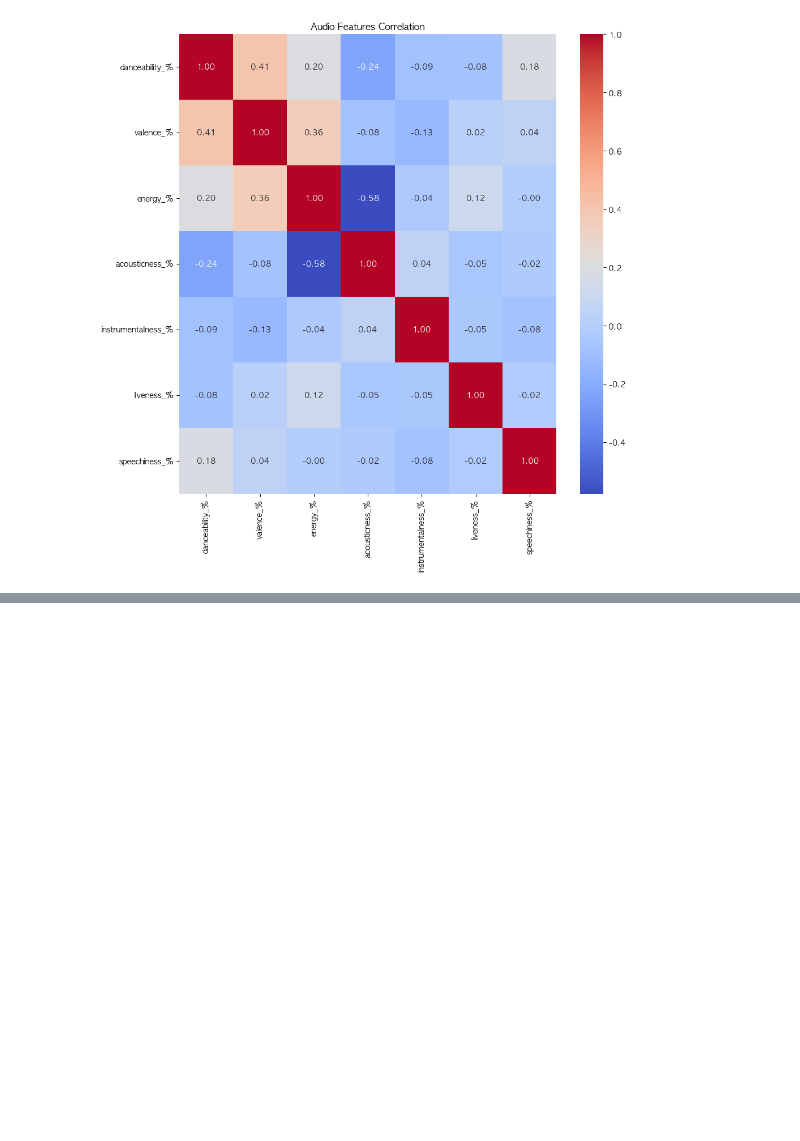
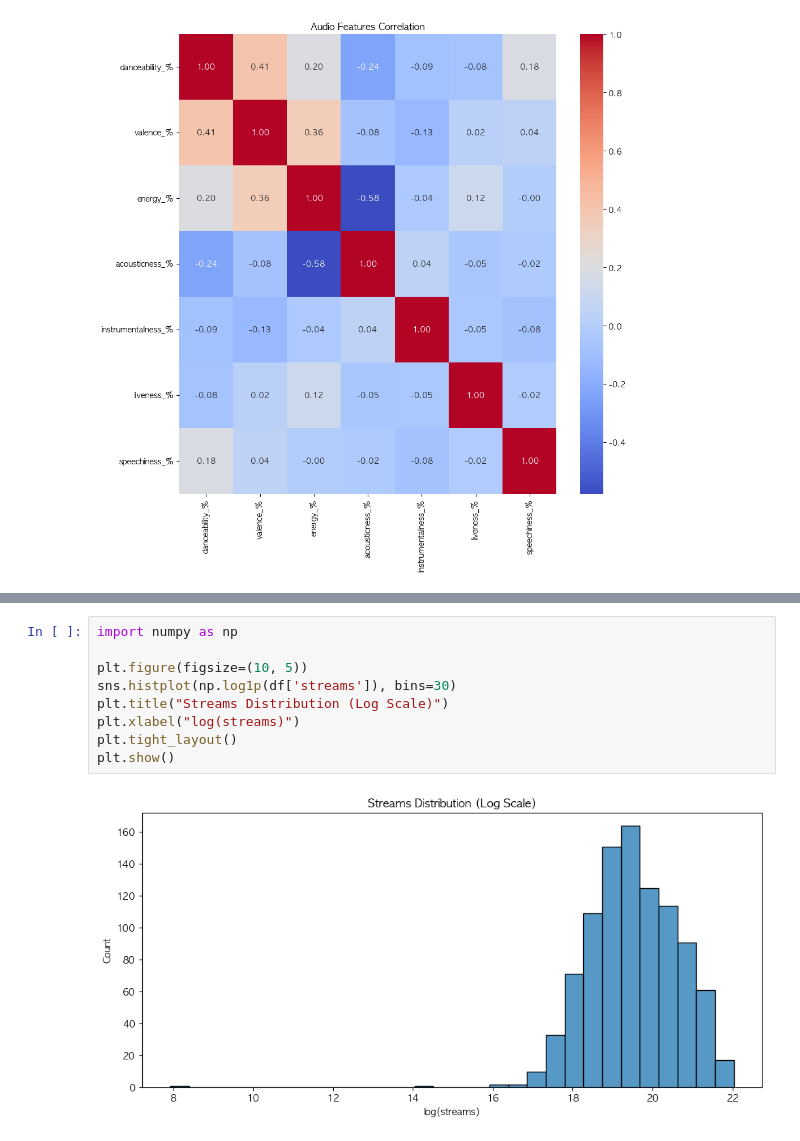
Before and after one commit to okzzinkyo/spotify-eda, a Jupyter notebook: spotify_eda.ipynb, the cells around one changed output, grey strips where cells are left out. Drawn from its saved outputs; the diff is of its cells as text; blank space fills up the shorter version.

```diff
--- a/spotify_eda.ipynb
+++ b/spotify_eda.ipynb
@@ -202,0 +260,11 @@ heatmap을 활용하여 오디오피쳐들 간의 상관관계를 분석한 결
+# %%
+import numpy as np
+
+plt.figure(figsize=(10, 5))
+sns.histplot(np.log1p(df['streams']), bins=30)
+plt.title("Streams Distribution (Log Scale)")
+plt.xlabel("log(streams)")
+plt.tight_layout()
+plt.show()
+# %% [output]
+[figure, added]
```
Also changed, not shown: parts of 8 cells of this notebook.
